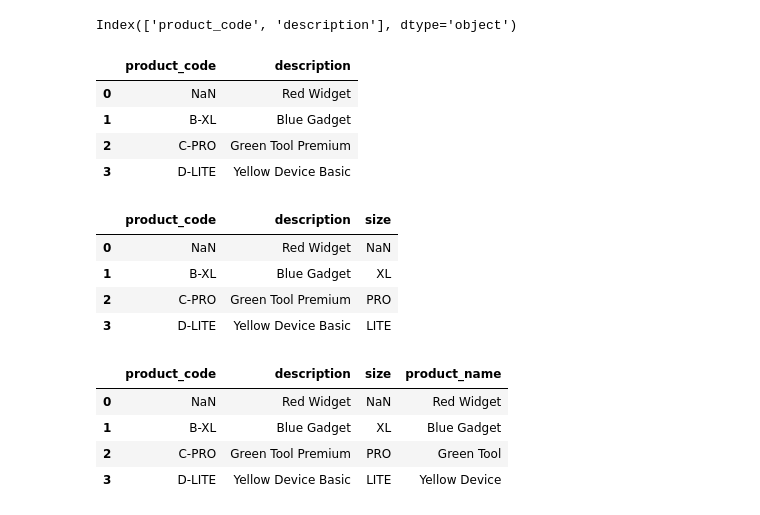
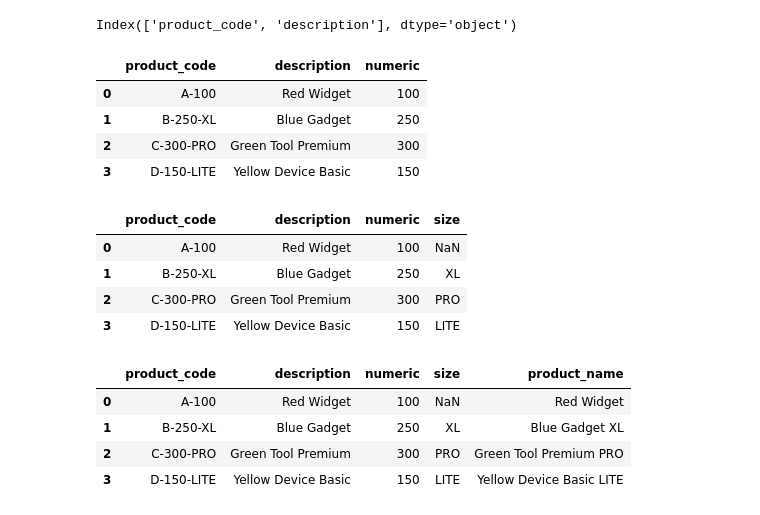
Before and after one commit to KEN-DATALABS/PROJECT-LIST, a Jupyter notebook: OneDrive/Documents/List Project/Project3.ipynb, the cells around one changed output. Drawn from its saved outputs; the diff is of its cells as text; code cells hidden in the pictures.

```diff
--- a/OneDrive/Documents/List Project/Project3.ipynb
+++ b/OneDrive/Documents/List Project/Project3.ipynb
@@ -346,8 +346,7 @@ dtype: object
 # Create a DataFrame of product descriptions:
 products = pd.DataFrame({
     'product_code': ['A-100', 'B-250-XL', 'C-300-PRO', 'D-150-LITE'],
-    'description': ['red widget', 'BLUE GADGET', 'Green Tool premium', 'yellow device basic']
-})
+    'description': ['red widget', 'BLUE GADGET', 'Green Tool premium', 'yellow device basic']})
 products.head()
 # %% [output]
 |  | product_code | description |
@@ -369,30 +368,31 @@ products.columns
 # %% [output]
 Index(['product_code', 'description'], dtype='object')
 # %%
-products['product_code']= products['product_code'].str.split('-').str[0]+'-'+products['product_code'].str.split('-').str[2]
+products['numeric']= products['product_code'].str.extract(r'(\d+)')
 products.head()
 # %% [output]
-|  | product_code | description |
-| 0 | NaN | Red Widget |
-| 1 | B-XL | Blue Gadget |
-| 2 | C-PRO | Green Tool Premium |
-| 3 | D-LITE | Yellow Device Basic |
+|  | product_code | description | numeric |
+| 0 | A-100 | Red Widget | 100 |
+| 1 | B-250-XL | Blue Gadget | 250 |
+| 2 | C-300-PRO | Green Tool Premium | 300 |
+| 3 | D-150-LITE | Yellow Device Basic | 150 |
 # %%
-products['size']= products['product_code'].str.split('-').str[1]
+products['size']= products['product_code'].str.split('-').str[2]
 # %%
 products.head()
 # %% [output]
-|  | product_code | description | size |
-| 0 | NaN | Red Widget | NaN |
-| 1 | B-XL | Blue Gadget | XL |
-| 2 | C-PRO | Green Tool Premium | PRO |
-| 3 | D-LITE | Yellow Device Basic | LITE |
+|  | product_code | description | numeric | size |
+| 0 | A-100 | Red Widget | 100 | NaN |
+| 1 | B-250-XL | Blue Gadget | 250 | XL |
+| 2 | C-300-PRO | Green Tool Premium | 300 | PRO |
+| 3 | D-150-LITE | Yellow Device Basic | 150 | LITE |
 # %%
-products['product_name']= products['description'].str.split().str[0]+' '+products['description'].str.split().str[1]
+products['product_name']= products.apply(lambda x: f'{x['description']}' if pd.isna(x['size'])
+                                         else f'{x['description']} {x['size']}',axis= 1)
 products.head()
 # %% [output]
-|  | product_code | description | size | product_name |
-| 0 | NaN | Red Widget | NaN | Red Widget |
-| 1 | B-XL | Blue Gadget | XL | Blue Gadget |
-| 2 | C-PRO | Green Tool Premium | PRO | Green Tool |
-| 3 | D-LITE | Yellow Device Basic | LITE | Yellow Device |
+|  | product_code | description | numeric | size | product_name |
+| 0 | A-100 | Red Widget | 100 | NaN | Red Widget |
+| 1 | B-250-XL | Blue Gadget | 250 | XL | Blue Gadget XL |
+| 2 | C-300-PRO | Green Tool Premium | 300 | PRO | Green Tool Premium PRO |
+| 3 | D-150-LITE | Yellow Device Basic | 150 | LITE | Yellow Device Basic LITE |
```
